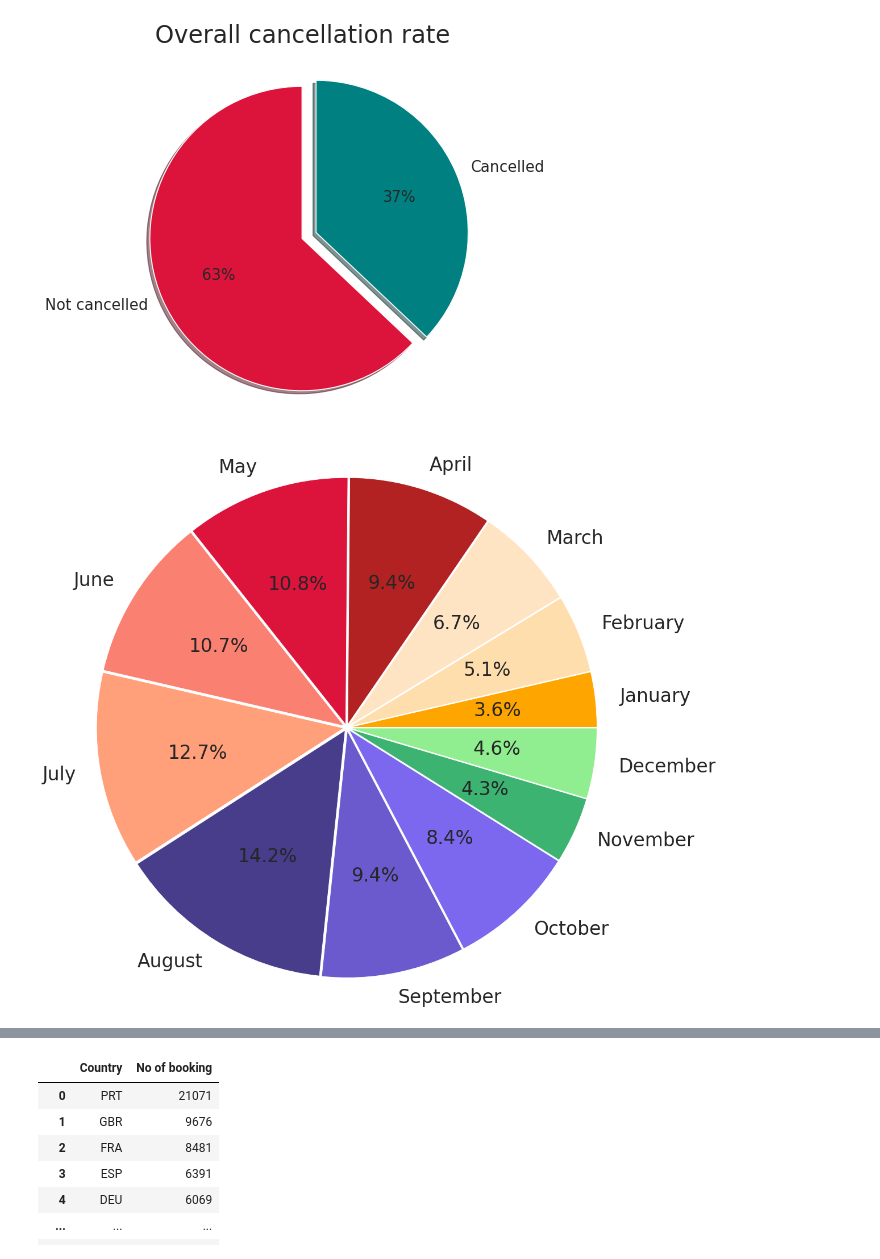
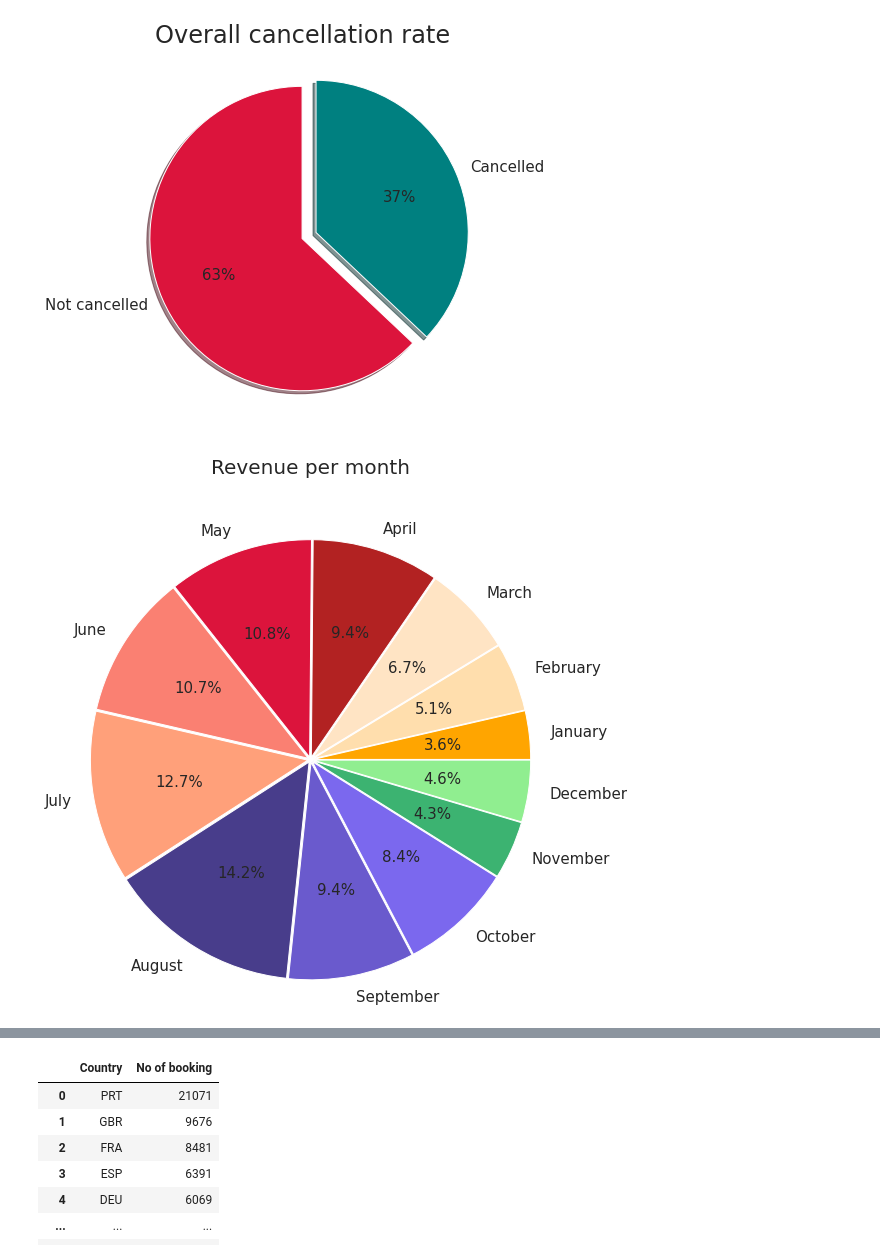
Before and after one commit to Sriharish19/EDA-Hotel-Booking-Capstone-Project-1, a Jupyter notebook: SH_Hotel_Booking_Capstone_Project.ipynb, the cells around one changed output, grey strips where cells are left out. Cells and saved outputs as stored; diff of their text form; code cells hidden in the pictures.

```diff
--- a/SH_Hotel_Booking_Capstone_Project.ipynb
+++ b/SH_Hotel_Booking_Capstone_Project.ipynb
@@ -391,13 +391,16 @@ adr_sum['month_name'] = adr_sum['arrival_date_month'].apply(month_name)
 # %%
 # importing colors
 import matplotlib.colors as mcolors
 # Plotting the pie chart
-plt.figure(figsize = (10,10))
-plt.pie(adr_sum['adr'], labels = adr_sum['month_name'], explode = [0.025,0.025,0.025,0.025,0.025,0.025,0.025,0.025,0.025,0.025,0.025,0.025], colors = ['orange','navajowhite','bisque','firebrick','crimson','salmon','lightsalmon','darkslateblue','slateblue','mediumslateblue','mediumseagreen','lightgreen'], radius = 2, textprops = {'fontsize': 33}, autopct = '%0.1f%%' )
-# plt.title('Revenue per month', fontsize = 20)
+plt.figure(figsize = (5,5))
+plt.pie(adr_sum['adr'], labels = adr_sum['month_name'],
+        explode = [0.025,0.025,0.025,0.025,0.025,0.025,0.025,0.025,0.025,0.025,0.025,0.025],
+        colors = ['orange','navajowhite','bisque','firebrick','crimson','salmon','lightsalmon','darkslateblue','slateblue','mediumslateblue','mediumseagreen','lightgreen'],
+        radius = 2, textprops = {'fontsize': 15}, autopct = '%0.1f%%' )
+plt.title('Revenue per month', fontsize = 20,pad=150)
 plt.show()
 # %% [output]
-[figure, old version]
+[figure, new version]
 # %%
 # y=df['is_canceled'].value_counts().tolist()
 # z=['Not cancelled','Cancelled']
```
Also changed, not shown: parts of 12 cells of this notebook.
